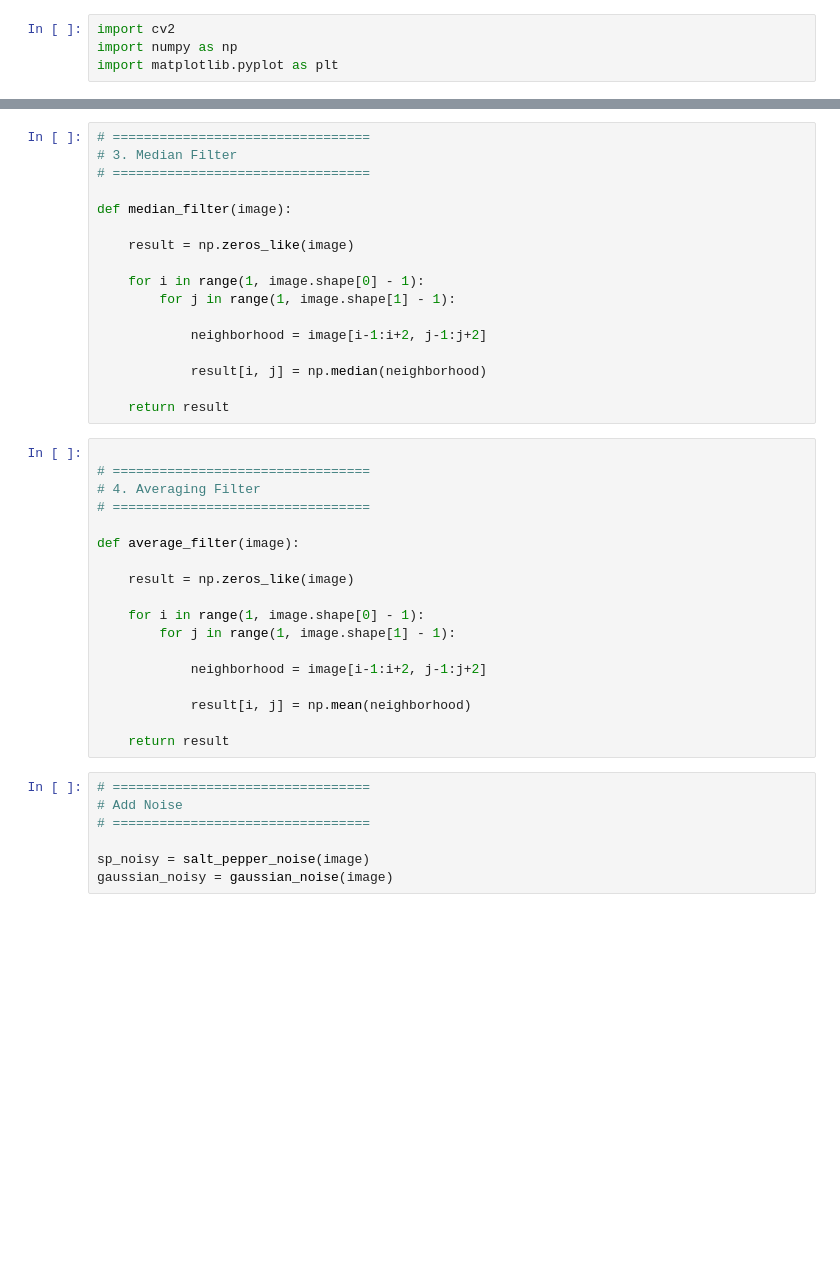
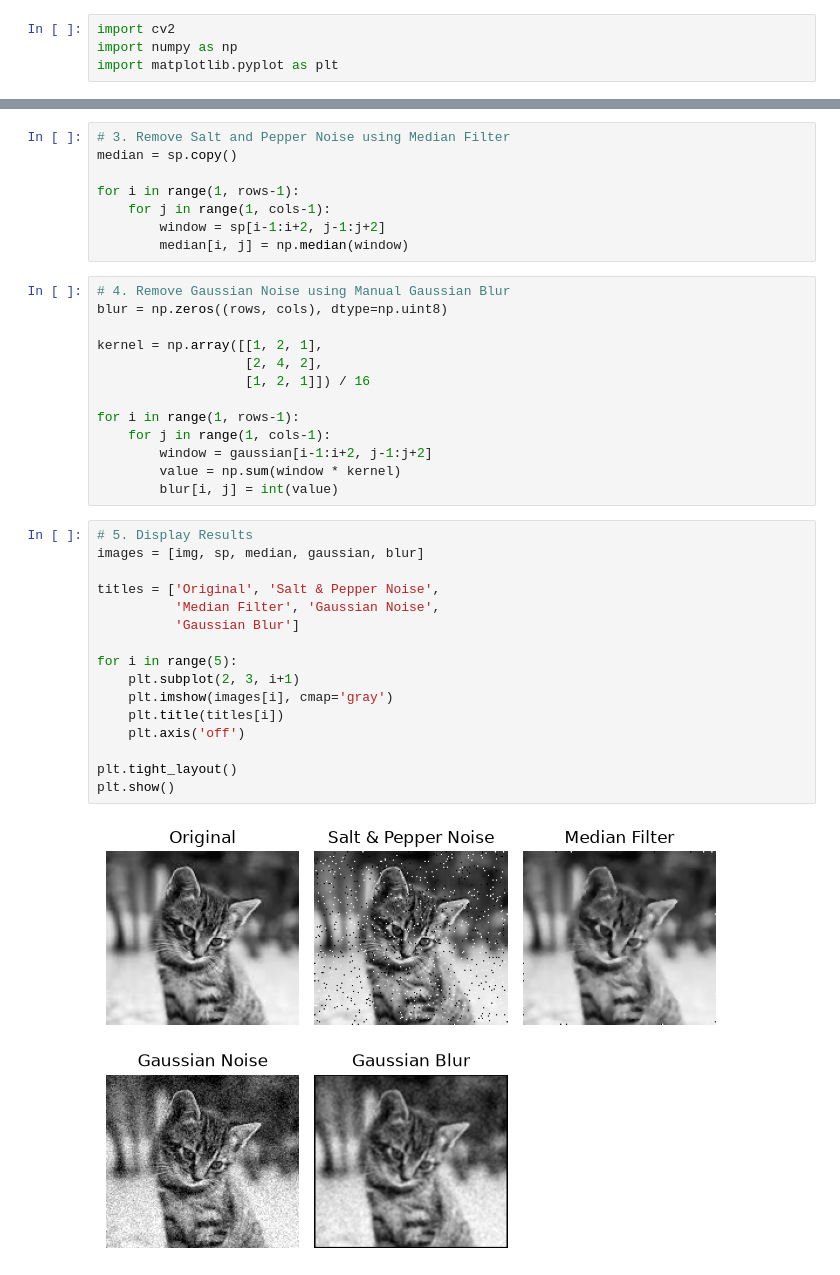
Before and after one commit to AhsanHabibSadik123/Digital_Image_processing_Lab, a Jupyter notebook: 15.ipynb, the cells around one changed output, grey strips where cells are left out. Cells and saved outputs as stored; diff of their text form; blank space fills up the shorter version.

```diff
--- a/15.ipynb
+++ b/15.ipynb
@@ -47,42 +24,39 @@ def gaussian_noise(image, mean=0, sigma=25):
 # %%
-# =================================
-# 3. Median Filter
-# =================================
+# 3. Remove Salt and Pepper Noise using Median Filter
+median = sp.copy()
 
-def median_filter(image):
-
-    result = np.zeros_like(image)
-
-    for i in range(1, image.shape[0] - 1):
-        for j in range(1, image.shape[1] - 1):
-
-            neighborhood = image[i-1:i+2, j-1:j+2]
-
-            result[i, j] = np.median(neighborhood)
-
-    return result
+for i in range(1, rows-1):
+    for j in range(1, cols-1):
+        window = sp[i-1:i+2, j-1:j+2]
+        median[i, j] = np.median(window)
 # %%
+# 4. Remove Gaussian Noise using Manual Gaussian Blur
+blur = np.zeros((rows, cols), dtype=np.uint8)
 
-# =================================
-# 4. Averaging Filter
-# =================================
+kernel = np.array([[1, 2, 1],
+                   [2, 4, 2],
+                   [1, 2, 1]]) / 16
 
-def average_filter(image):
-
-    result = np.zeros_like(image)
-
-    for i in range(1, image.shape[0] - 1):
-        for j in range(1, image.shape[1] - 1):
-
-            neighborhood = image[i-1:i+2, j-1:j+2]
-
-            result[i, j] = np.mean(neighborhood)
-
-    return result
+for i in range(1, rows-1):
+    for j in range(1, cols-1):
+        window = gaussian[i-1:i+2, j-1:j+2]
+        value = np.sum(window * kernel)
+        blur[i, j] = int(value)
 # %%
-# =================================
-# Add Noise
-# =================================
+# 5. Display Results
+images = [img, sp, median, gaussian, blur]
 
-sp_noisy = salt_pepper_noise(image)
-gaussian_noisy = gaussian_noise(image)
+titles = ['Original', 'Salt & Pepper Noise',
+          'Median Filter', 'Gaussian Noise',
+          'Gaussian Blur']
+
+for i in range(5):
+    plt.subplot(2, 3, i+1)
+    plt.imshow(images[i], cmap='gray')
+    plt.title(titles[i])
+    plt.axis('off')
+
+plt.tight_layout()
+plt.show()
+# %% [output]
+[figure, added]
```
Also changed, not shown: parts of 5 cells of this notebook, 2 other files.
